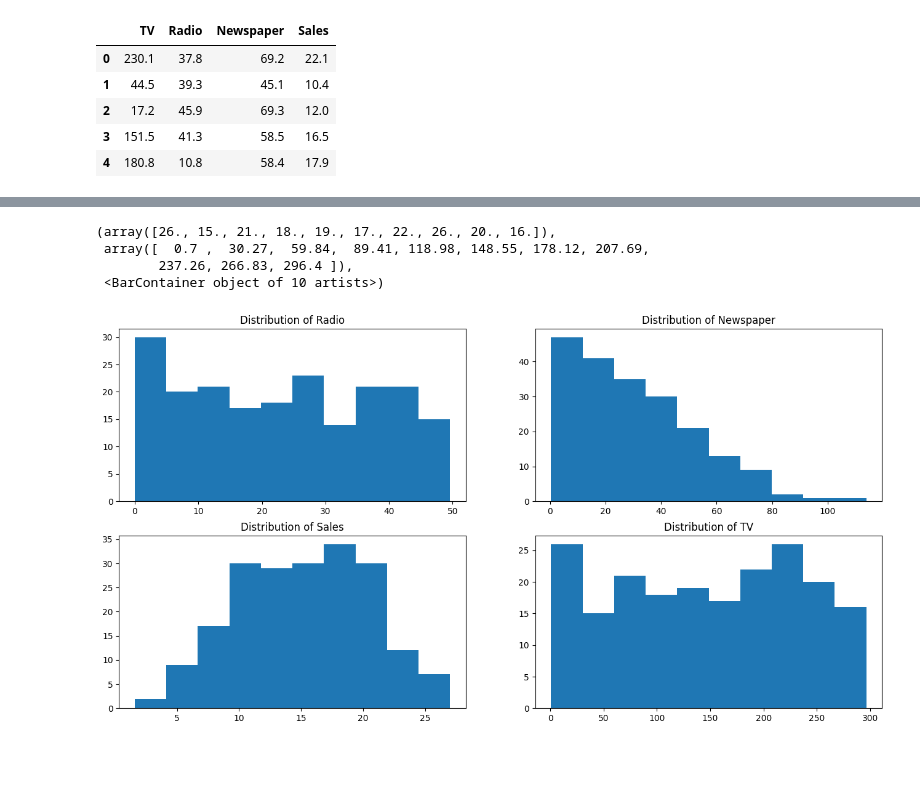
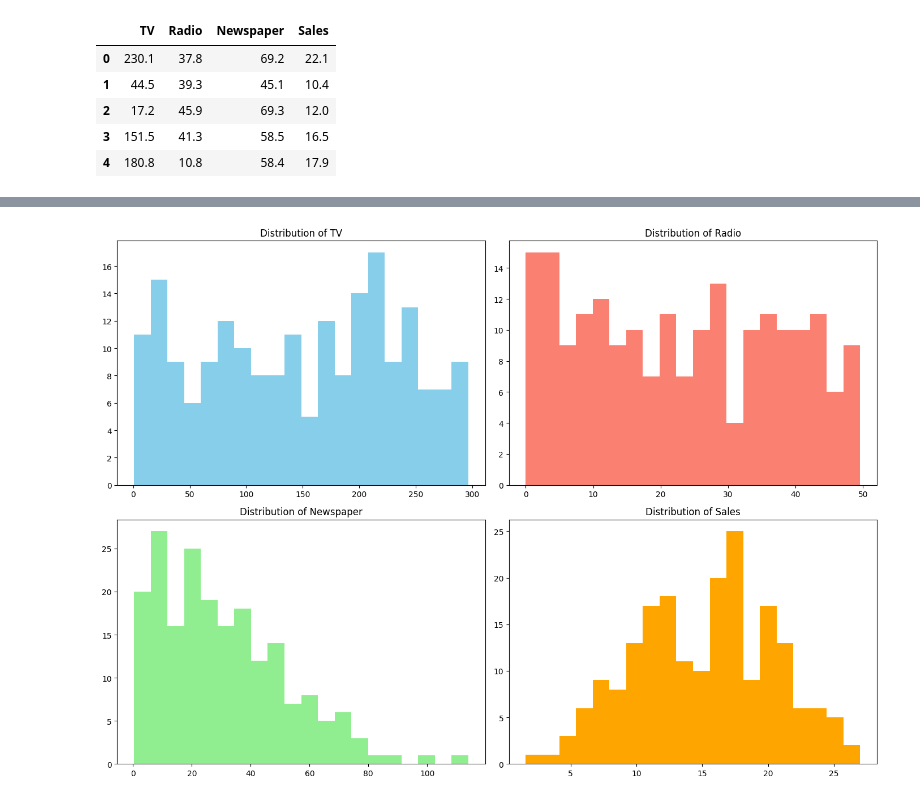
Before and after one commit to sairaj237/ML-DL-Assignments, a Jupyter notebook: Assignment2/Assignment2.ipynb, the cells around one changed output, grey strips where cells are left out. Drawn from its saved outputs; the diff is of its cells as text; code cells hidden in the pictures; blank space fills up the shorter version.

```diff
--- a/Assignment2/Assignment2.ipynb
+++ b/Assignment2/Assignment2.ipynb
@@ -39,19 +51,20 @@ ds.describe()
 # %%
-fig,axes=plt.subplots(2, 2, figsize=(16,8))
-axes[0,0].set_title("Distribution of Radio")
-axes[0,0].hist(ds["Radio"])
+# Cell 4: Plot Histograms of Features
+fig, axes = plt.subplots(2, 2, figsize=(14, 10))
 
-axes[0,1].set_title("Distribution of Newspaper")
-axes[0,1].hist(ds["Newspaper"])
+axes[0, 0].hist(ds['TV'], bins=20, color='skyblue')
+axes[0, 0].set_title("Distribution of TV")
 
-axes[1,0].set_title("Distribution of Sales")
-axes[1,0].hist(ds["Sales"])
+axes[0, 1].hist(ds['Radio'], bins=20, color='salmon')
+axes[0, 1].set_title("Distribution of Radio")
 
-axes[1,1].set_title("Distribution of TV")
-axes[1,1].hist(ds["TV"])
+axes[1, 0].hist(ds['Newspaper'], bins=20, color='lightgreen')
+axes[1, 0].set_title("Distribution of Newspaper")
+
+axes[1, 1].hist(ds['Sales'], bins=20, color='orange')
+axes[1, 1].set_title("Distribution of Sales")
+
+plt.tight_layout()
+plt.show()
 # %% [output]
-(array([26., 15., 21., 18., 19., 17., 22., 26., 20., 16.]),
- array([  0.7 ,  30.27,  59.84,  89.41, 118.98, 148.55, 178.12, 207.69,
-        237.26, 266.83, 296.4 ]),
- <BarContainer object of 10 artists>)
-[figure, old version]
+[figure, new version]
```
Also changed, not shown: parts of 19 cells of this notebook.
